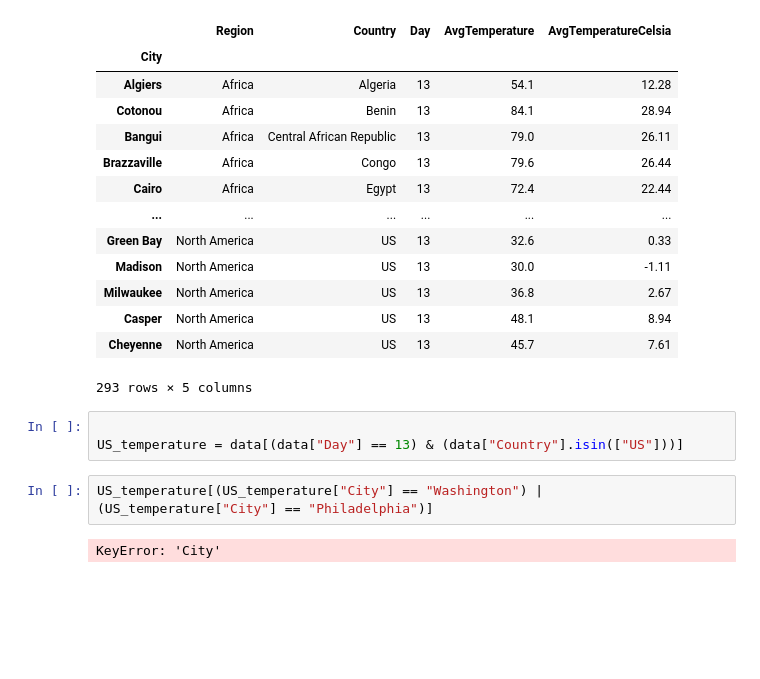
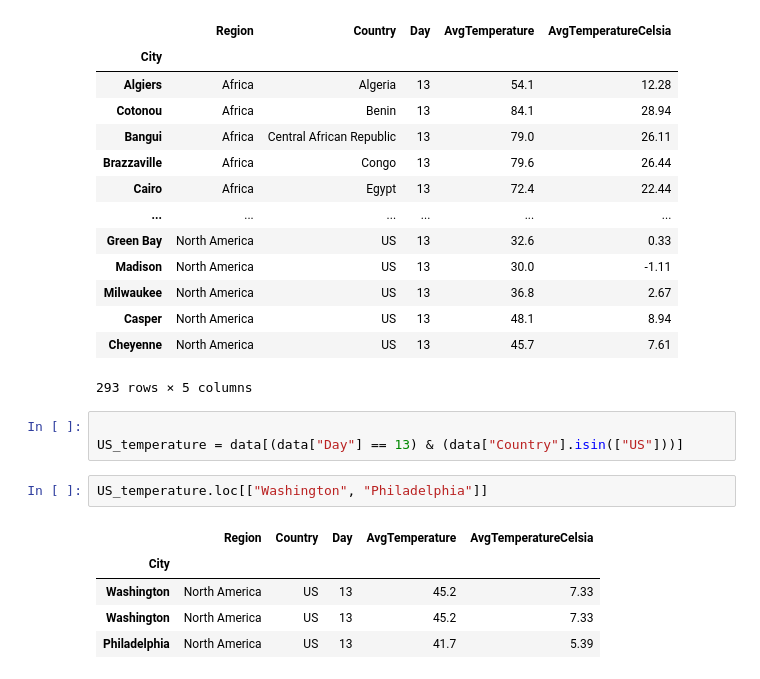
Before and after one commit to PetraPaclikova/Advent-of-Code-2022, a Jupyter notebook: notebook/ukol9.ipynb, the cells around one changed output. Cells and saved outputs as stored; diff of their text form; blank space fills up the shorter version.

```diff
--- a/notebook/ukol9.ipynb
+++ b/notebook/ukol9.ipynb
@@ -179,6 +180,10 @@ data[data["Day"] == 13]
 
 US_temperature = data[(data["Day"] == 13) & (data["Country"].isin(["US"]))]
 # %%
-US_temperature[(US_temperature["City"] == "Washington") | (US_temperature["City"] == "Philadelphia")]
+US_temperature.loc[["Washington", "Philadelphia"]]
 # %% [output]
-KeyError: 'City'
+|  | Region | Country | Day | AvgTemperature | AvgTemperatureCelsia |
+| City |  |  |  |  |  |
+| Washington | North America | US | 13 | 45.2 | 7.33 |
+| Washington | North America | US | 13 | 45.2 | 7.33 |
+| Philadelphia | North America | US | 13 | 41.7 | 5.39 |
```
Also changed, not shown: parts of 2 cells of this notebook.
